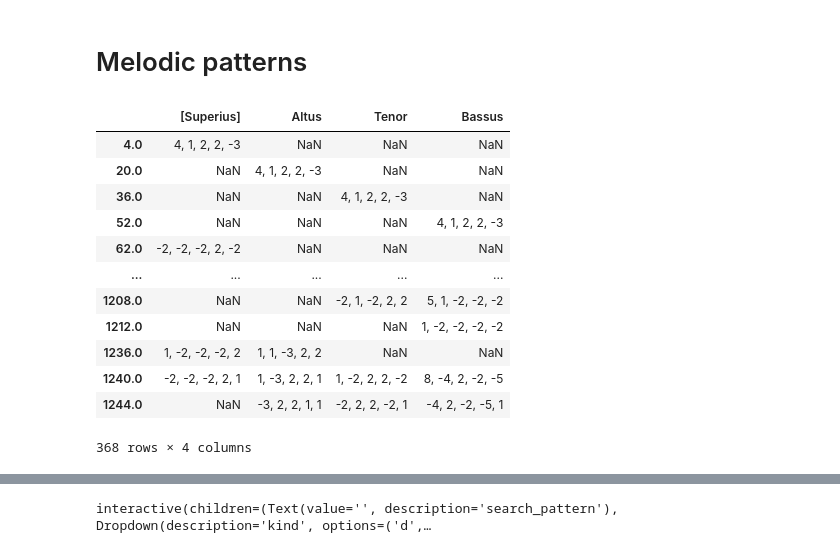
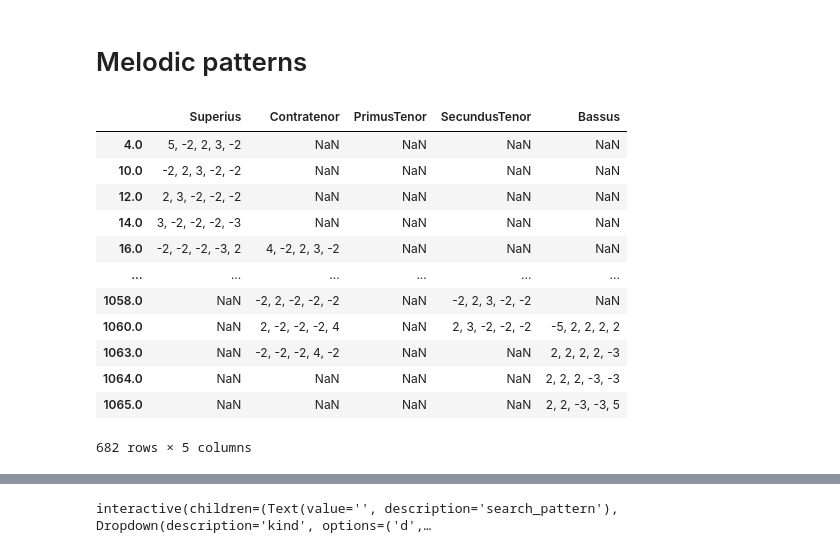
Before and after one commit to trangdang168/CRIM_Intervals_Notebooks, a Jupyter notebook: crim_intervals_drb.ipynb, the cells around one changed output, grey strips where cells are left out. Saved outputs shown, nothing was run; the diff lists cells and outputs as text; code cells hidden in the pictures.

```diff
--- a/crim_intervals_drb.ipynb
+++ b/crim_intervals_drb.ipynb
@@ -32,3 +28,4 @@ piece
 # %%
+piece = 'https://crimproject.org/mei/CRIM_Mass_0002_1.mei'
 corpus = CorpusBase([piece])
 # %% [output]
@@ -36,4 +33,4 @@ Requesting file from https://crimproject.org/mei/CRIM_Model_0008.mei...
 Successfully imported.
 # %%
-ave_maria = corpus.scores[0]
+model = corpus.scores[0]
 # %%
@@ -43,4 +40,4 @@ ave_maria.score.metadata.title
 # %%
-add_offset(ave_maria.score)
-ave_maria.score.measures(1, 15).show()
+add_offset(model.score)
+model.score.measures(1, 15).show()
 # %% [output]
@@ -62,19 +60,19 @@ ave_melodic = ave_maria.getMelodic(kind="d", unit=2)
 # ave_melodic
 # %%
-ngrams = ave_maria.getNgrams(df=ave_maria.getMelodic(kind="d", compound=True), n=5)
+ngrams = model.getNgrams(df=model.getMelodic(kind="d", compound=True), n=5)
 ngrams
 # %% [output]
-|  | [Superius] | Altus | Tenor | Bassus |
-| 4.0 | 4, 1, 2, 2, -3 | NaN | NaN | NaN |
-| 20.0 | NaN | 4, 1, 2, 2, -3 | NaN | NaN |
-| 36.0 | NaN | NaN | 4, 1, 2, 2, -3 | NaN |
-| 52.0 | NaN | NaN | NaN | 4, 1, 2, 2, -3 |
-| 62.0 | -2, -2, -2, 2, -2 | NaN | NaN | NaN |
-| ... | ... | ... | ... | ... |
-| 1208.0 | NaN | NaN | -2, 1, -2, 2, 2 | 5, 1, -2, -2, -2 |
-| 1212.0 | NaN | NaN | NaN | 1, -2, -2, -2, -2 |
-| 1236.0 | 1, -2, -2, -2, 2 | 1, 1, -3, 2, 2 | NaN | NaN |
-| 1240.0 | -2, -2, -2, 2, 1 | 1, -3, 2, 2, 1 | 1, -2, 2, 2, -2 | 8, -4, 2, -2, -5 |
-| 1244.0 | NaN | -3, 2, 2, 1, 1 | -2, 2, 2, -2, 1 | -4, 2, -2, -5, 1 |
+|  | Superius | Contratenor | PrimusTenor | SecundusTenor | Bassus |
+| 4.0 | 5, -2, 2, 3, -2 | NaN | NaN | NaN | NaN |
+| 10.0 | -2, 2, 3, -2, -2 | NaN | NaN | NaN | NaN |
+| 12.0 | 2, 3, -2, -2, -2 | NaN | NaN | NaN | NaN |
+| 14.0 | 3, -2, -2, -2, -3 | NaN | NaN | NaN | NaN |
+| 16.0 | -2, -2, -2, -3, 2 | 4, -2, 2, 3, -2 | NaN | NaN | NaN |
+| ... | ... | ... | ... | ... | ... |
+| 1058.0 | NaN | -2, 2, -2, -2, -2 | NaN | -2, 2, 3, -2, -2 | NaN |
+| 1060.0 | NaN | 2, -2, -2, -2, 4 | NaN | 2, 3, -2, -2, -2 | -5, 2, 2, 2, 2 |
+| 1063.0 | NaN | -2, -2, -2, 4, -2 | NaN | NaN | 2, 2, 2, 2, -3 |
+| 1064.0 | NaN | NaN | NaN | NaN | 2, 2, 2, -3, -3 |
+| 1065.0 | NaN | NaN | NaN | NaN | 2, 2, -3, -3, 5 |
-368 rows × 4 columns
+682 rows × 5 columns
 # %% [markdown]
```
Also changed, not shown: parts of 21 cells of this notebook, 4 other files.
